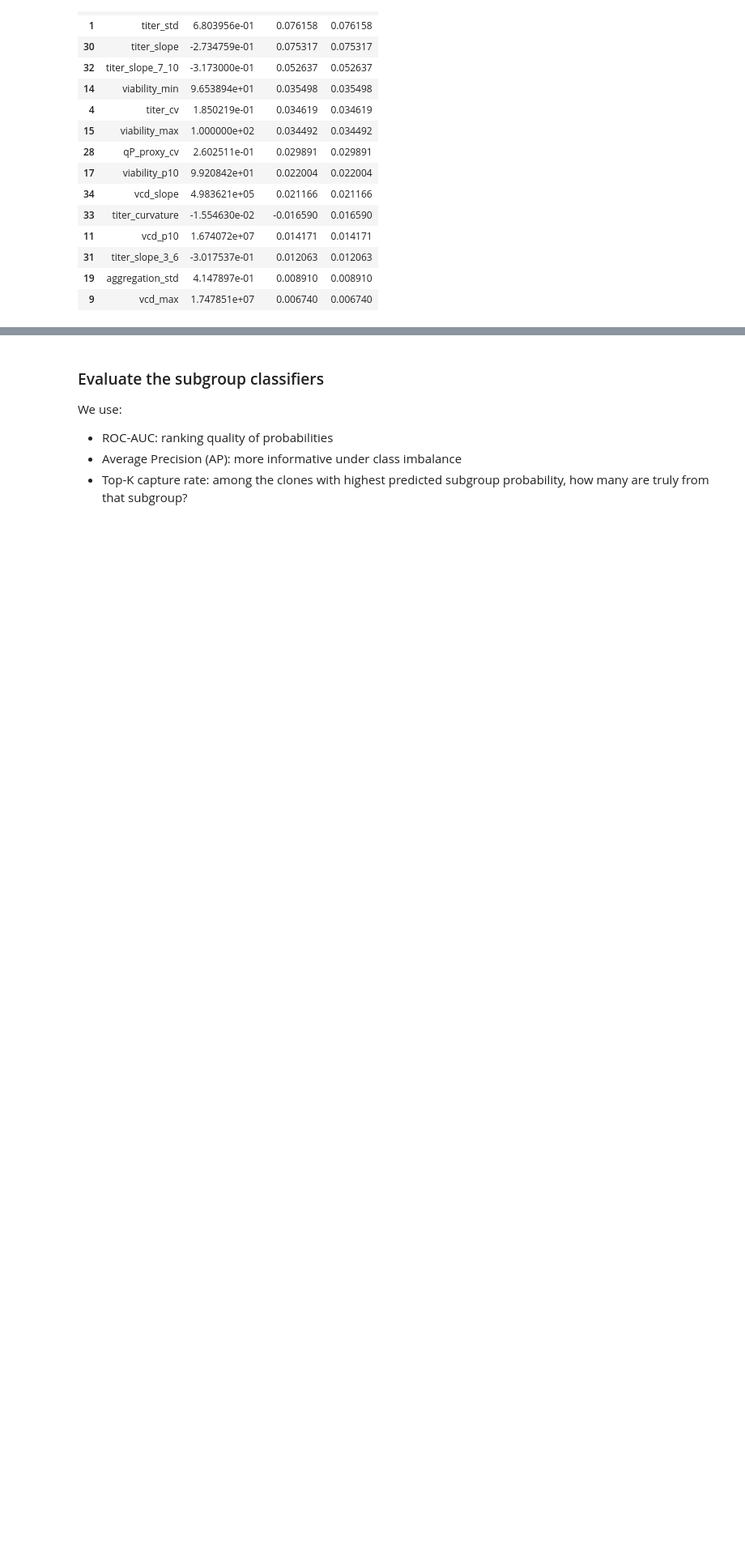
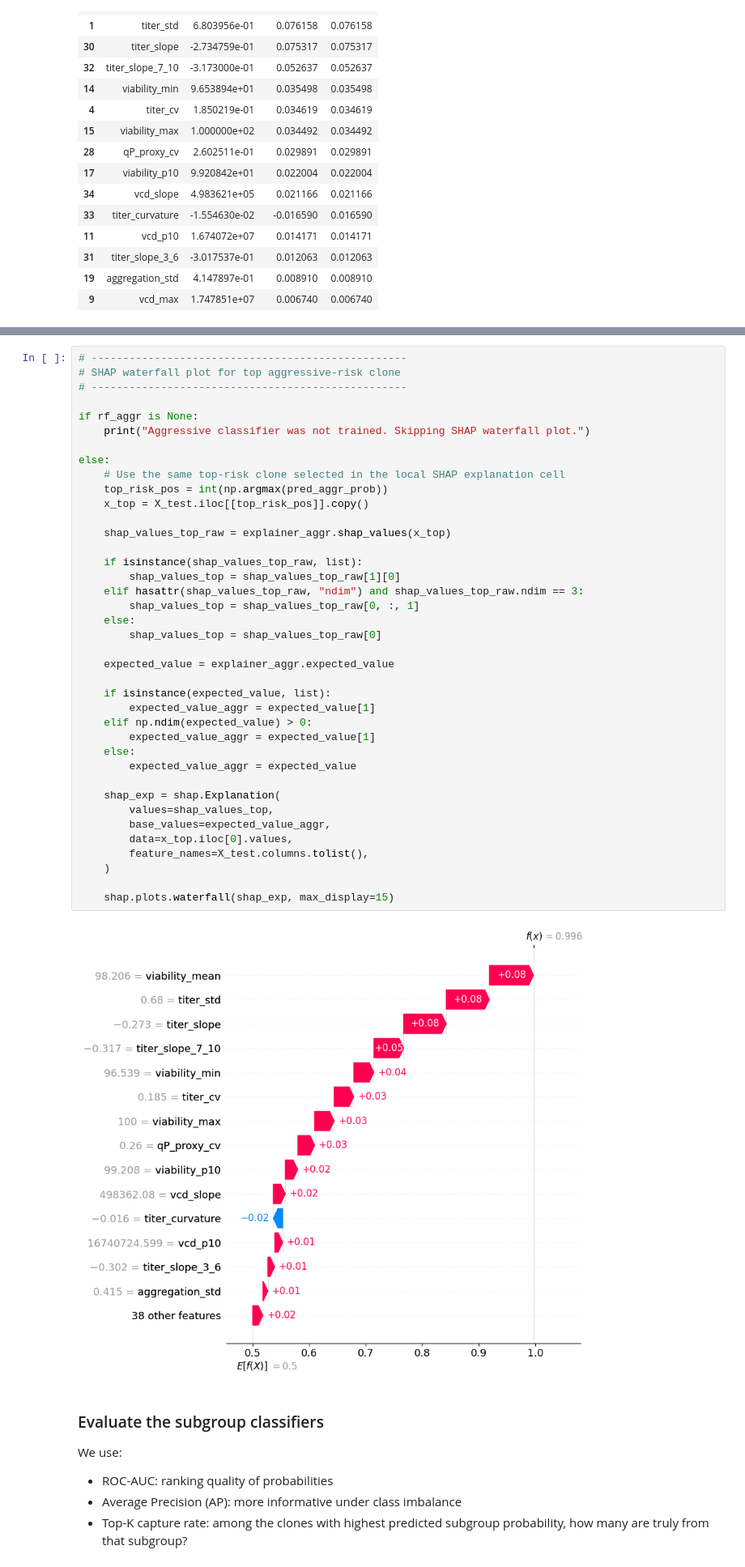
Before and after one commit to Sanghee-L/CLD_ML_PIPELINE, a Jupyter notebook: notebooks/03_Muilti-Objective_Clone_Modeling.ipynb, the cells around one changed output, grey strips where cells are left out. Shown at 81% size. Drawn from its saved outputs; the diff is of its cells as text; blank space fills up the shorter version.

Commit message:
Update notebook 03 (SHAP) and 07 (recommended action table)

```diff
--- a/notebooks/03_Muilti-Objective_Clone_Modeling.ipynb
+++ b/notebooks/03_Muilti-Objective_Clone_Modeling.ipynb
@@ -614,3 +628,44 @@ true_is_aggressive: 1
+# %%
+# --------------------------------------------------
+# SHAP waterfall plot for top aggressive-risk clone
+# --------------------------------------------------
+
+if rf_aggr is None:
+    print("Aggressive classifier was not trained. Skipping SHAP waterfall plot.")
+
+else:
+    # Use the same top-risk clone selected in the local SHAP explanation cell
+    top_risk_pos = int(np.argmax(pred_aggr_prob))
+    x_top = X_test.iloc[[top_risk_pos]].copy()
+
+    shap_values_top_raw = explainer_aggr.shap_values(x_top)
+
+    if isinstance(shap_values_top_raw, list):
+        shap_values_top = shap_values_top_raw[1][0]
+    elif hasattr(shap_values_top_raw, "ndim") and shap_values_top_raw.ndim == 3:
+        shap_values_top = shap_values_top_raw[0, :, 1]
+    else:
+        shap_values_top = shap_values_top_raw[0]
+
+    expected_value = explainer_aggr.expected_value
+
+    if isinstance(expected_value, list):
+        expected_value_aggr = expected_value[1]
+    elif np.ndim(expected_value) > 0:
+        expected_value_aggr = expected_value[1]
+    else:
+        expected_value_aggr = expected_value
+
+    shap_exp = shap.Explanation(
+        values=shap_values_top,
+        base_values=expected_value_aggr,
+        data=x_top.iloc[0].values,
+        feature_names=X_test.columns.tolist(),
+    )
+
+    shap.plots.waterfall(shap_exp, max_display=15)
+# %% [output]
+[figure, added]
 # %% [markdown]
 ### Evaluate the subgroup classifiers
 
```
Also changed, not shown: parts of 2 cells of this notebook, 2 other files.
